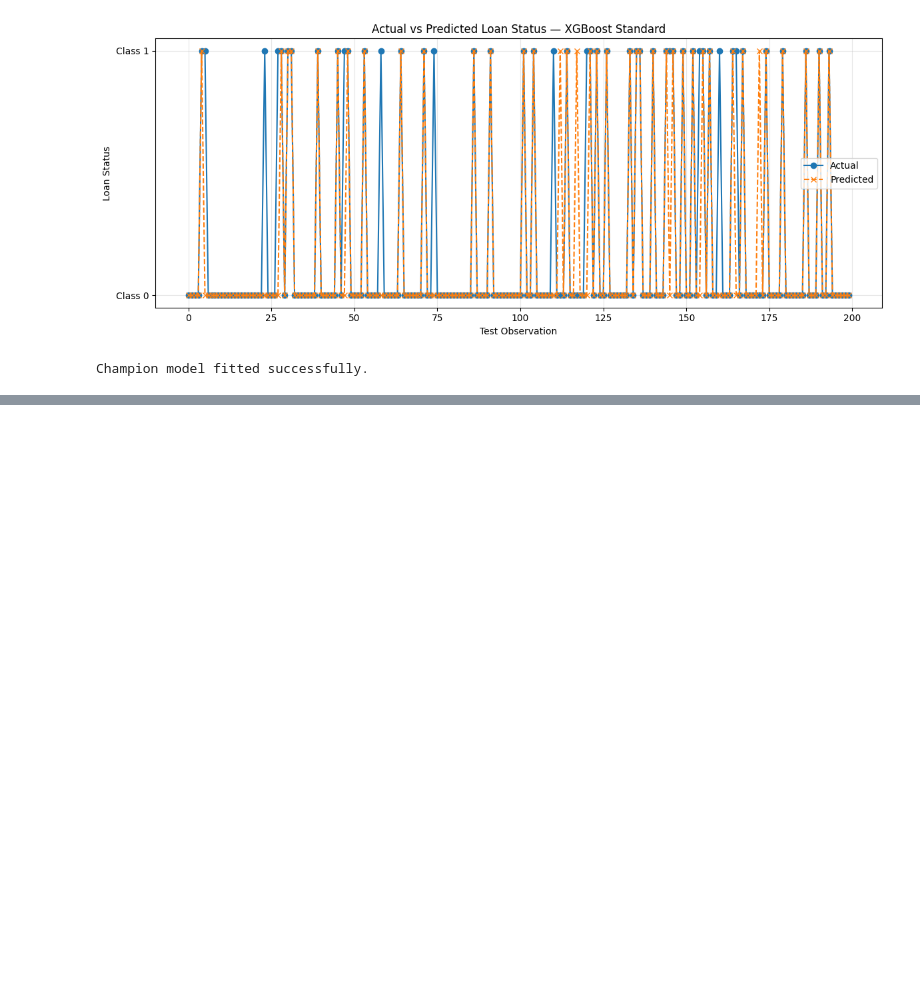
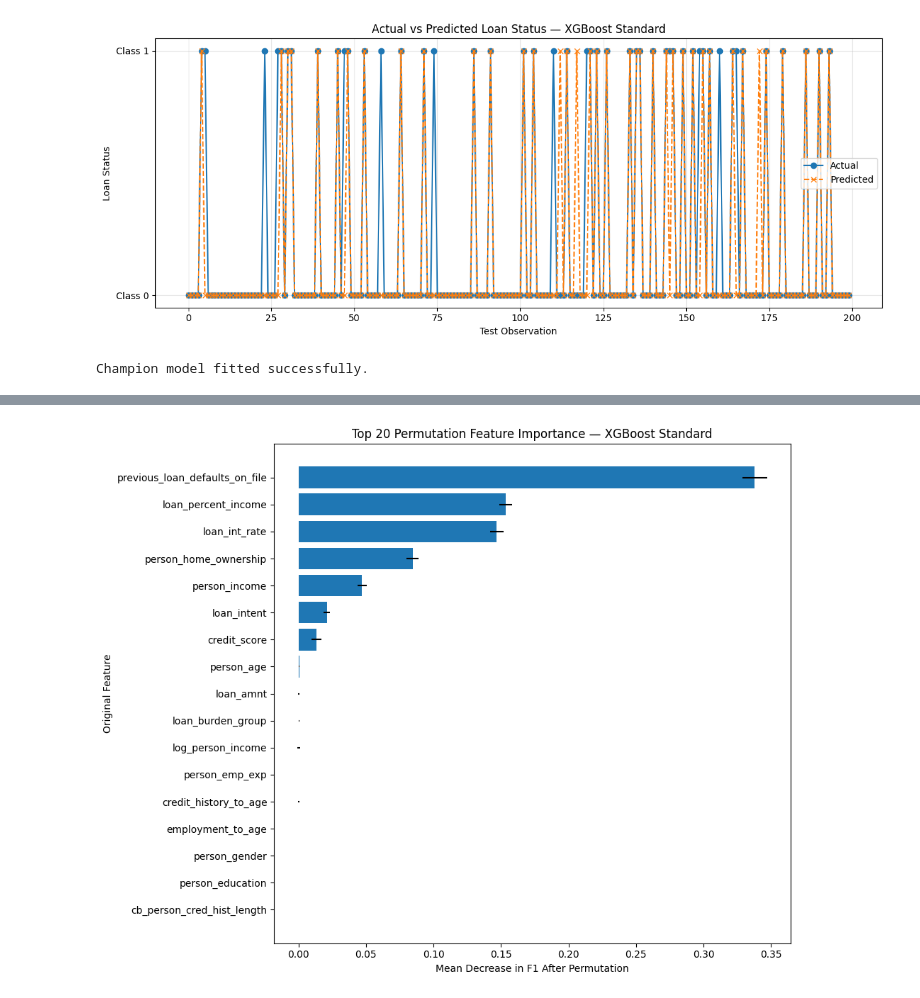
Before and after one commit to jiannyuhs-hue/ADALL_github, a Jupyter notebook: ADALL assignment/3013570Y_ADALL_ASSIGNMENT_2026Jun_(student).ipynb, the cells around one changed output, grey strips where cells are left out. Drawn from its saved outputs; the diff is of its cells as text; code cells hidden in the pictures; blank space fills up the shorter version.

```diff
--- a/ADALL assignment/3013570Y_ADALL_ASSIGNMENT_2026Jun_(student).ipynb
+++ b/ADALL assignment/3013570Y_ADALL_ASSIGNMENT_2026Jun_(student).ipynb
@@ -3066,0 +3276,38 @@ Number of importance values: 34
+# %%
+# ============================================================
+# PLOT PERMUTATION FEATURE IMPORTANCE
+# ============================================================
+
+top_n = 20
+
+plot_df = (
+    permutation_df
+    .head(top_n)
+    .sort_values(
+        "Importance_Mean",
+        ascending=True
+    )
+)
+
+plt.figure(figsize=(10, 8))
+
+plt.barh(
+    plot_df["Feature"],
+    plot_df["Importance_Mean"],
+    xerr=plot_df["Importance_Std"]
+)
+
+plt.title(
+    "Top 20 Permutation Feature Importance — XGBoost Standard"
+)
+
+plt.xlabel(
+    "Mean Decrease in F1 After Permutation"
+)
+
+plt.ylabel("Original Feature")
+
+plt.tight_layout()
+plt.show()
+# %% [output]
+[figure, added]
```
Also changed, not shown: parts of 3 cells of this notebook.
